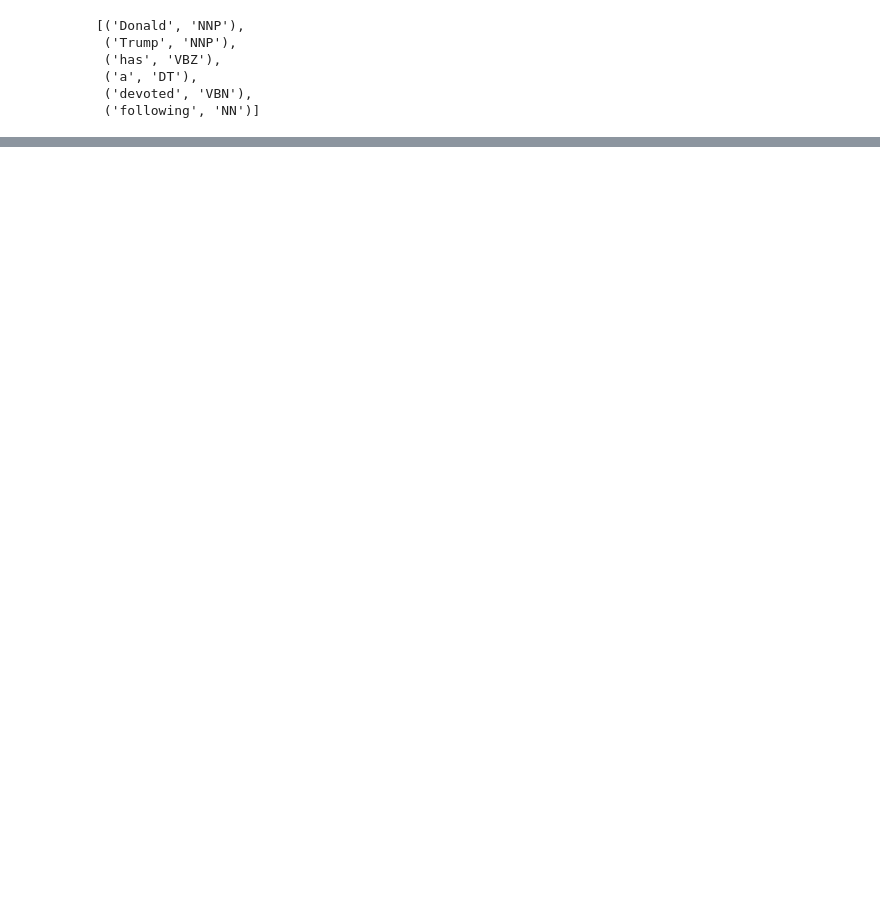
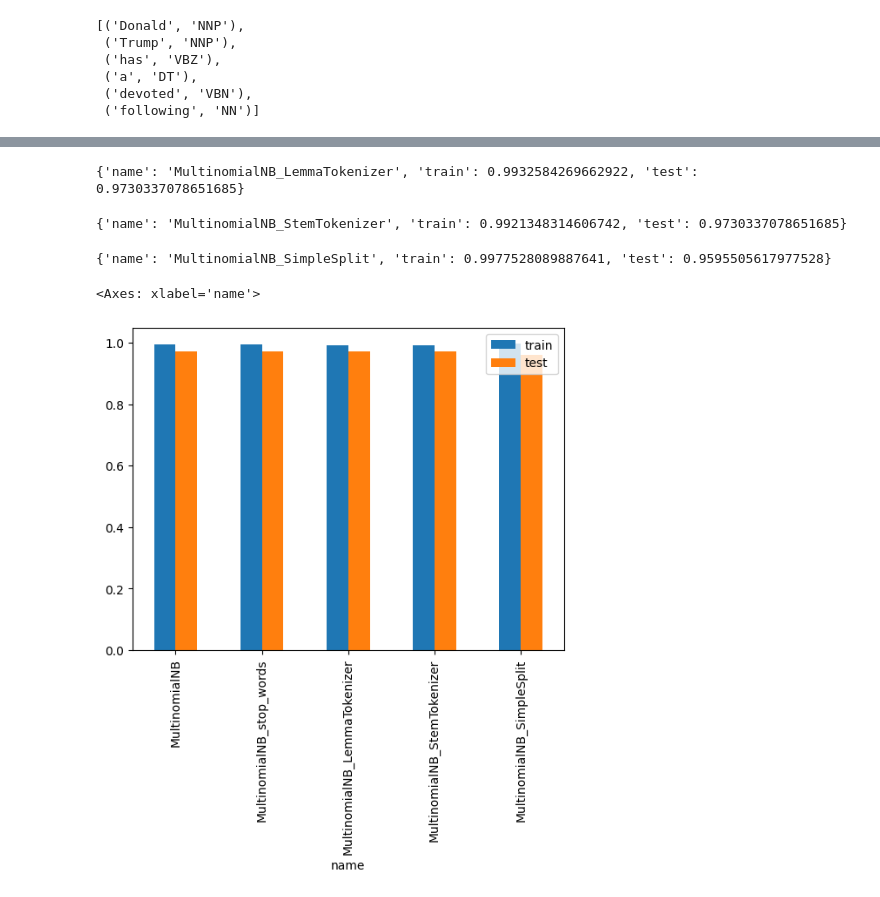
Before and after one commit to GaborVxxx/ml_notes, a Jupyter notebook: VectorModelsAndTextProcessing.ipynb, the cells around one changed output, grey strips where cells are left out. Drawn from its saved outputs; the diff is of its cells as text; code cells hidden in the pictures; blank space fills up the shorter version.

```diff
--- a/VectorModelsAndTextProcessing.ipynb
+++ b/VectorModelsAndTextProcessing.ipynb
@@ -115,0 +223,2 @@ following
+# %%
+exp = []
@@ -115,0 +278,18 @@ following
+# %%
+# check it with lemmatization
+vectorizer = CountVectorizer(tokenizer=LemmaTokenizer())
+Xtrain = vectorizer.fit_transform(inputs_train)
+Xtest = vectorizer.transform(inputs_test)
+
+model = MultinomialNB()
+model.fit(Xtrain, Ytrain)
+
+test3 = {
+    "name": "MultinomialNB_LemmaTokenizer",
+    "train":model.score(Xtrain, Ytrain),
+    "test":model.score(Xtest, Ytest)
+}
+exp.append(test3)
+print(test3)
+# %% [output]
+{'name': 'MultinomialNB_LemmaTokenizer', 'train': 0.9932584269662922, 'test': 0.9730337078651685}
@@ -115,0 +304,45 @@ following
+# %%
+vectorizer = CountVectorizer(tokenizer=StemTokenizer())
+Xtrain = vectorizer.fit_transform(inputs_train)
+Xtest = vectorizer.transform(inputs_test)
+
+model = MultinomialNB()
+model.fit(Xtrain, Ytrain)
+
+test4 = {
+    "name": "MultinomialNB_StemTokenizer",
+    "train":model.score(Xtrain, Ytrain),
+    "test":model.score(Xtest, Ytest)
+}
+exp.append(test4)
+print(test4)
+# %% [output]
+{'name': 'MultinomialNB_StemTokenizer', 'train': 0.9921348314606742, 'test': 0.9730337078651685}
+# %%
+# simple split tokenizer
+def split_tokenizer(doc):
+  return doc.split()
+# %%
+vectorizer = CountVectorizer(tokenizer=split_tokenizer)
+Xtrain = vectorizer.fit_transform(inputs_train)
+Xtest = vectorizer.transform(inputs_test)
+
+model = MultinomialNB()
+model.fit(Xtrain, Ytrain)
+
+test5 = {
+    "name": "MultinomialNB_SimpleSplit",
+    "train":model.score(Xtrain, Ytrain),
+    "test":model.score(Xtest, Ytest)
+}
+exp.append(test5)
+print(test5)
+# %% [output]
+{'name': 'MultinomialNB_SimpleSplit', 'train': 0.9977528089887641, 'test': 0.9595505617977528}
+# %%
+# Now compait the test performance for all experimant on 1 chart
+df_exp = pd.DataFrame(exp)
+df_exp.plot.bar(x='name')
+# %% [output]
+<Axes: xlabel='name'>
+[figure, added]
```
Also changed, not shown: parts of 23 cells of this notebook.
